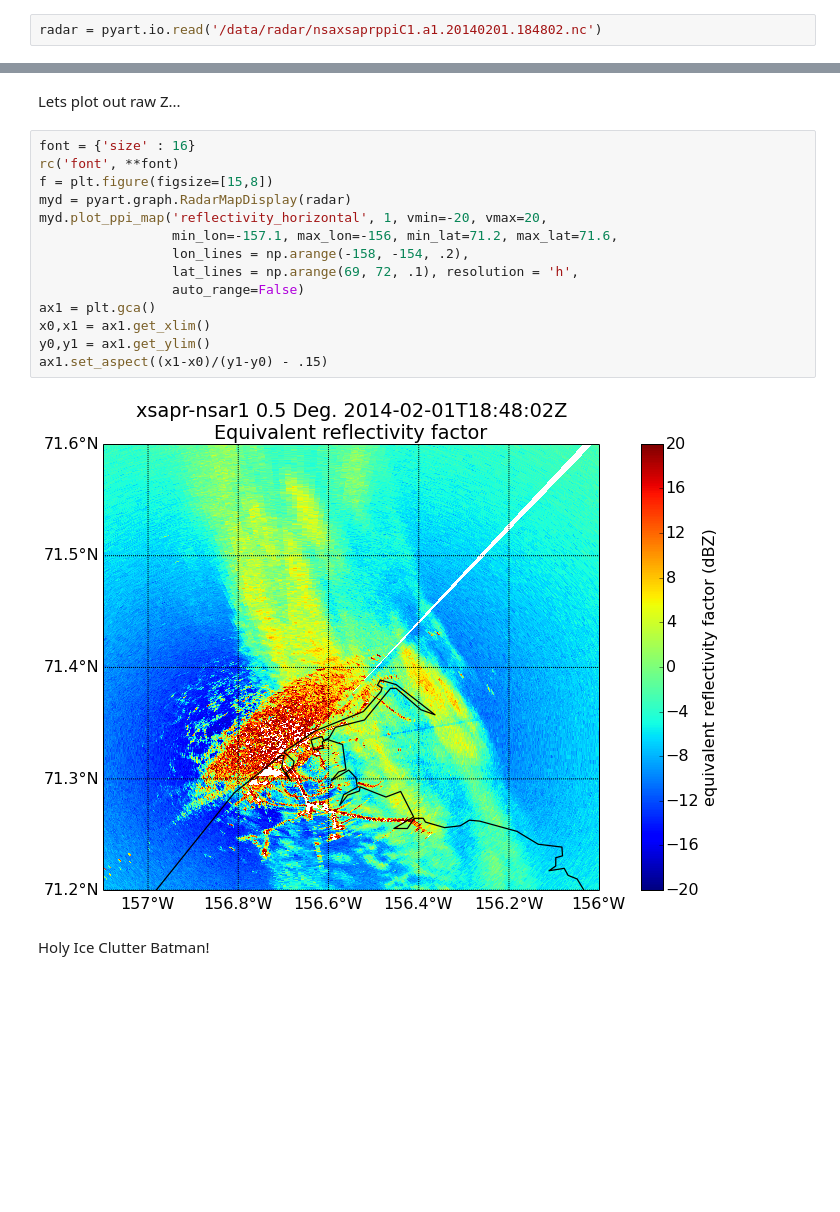
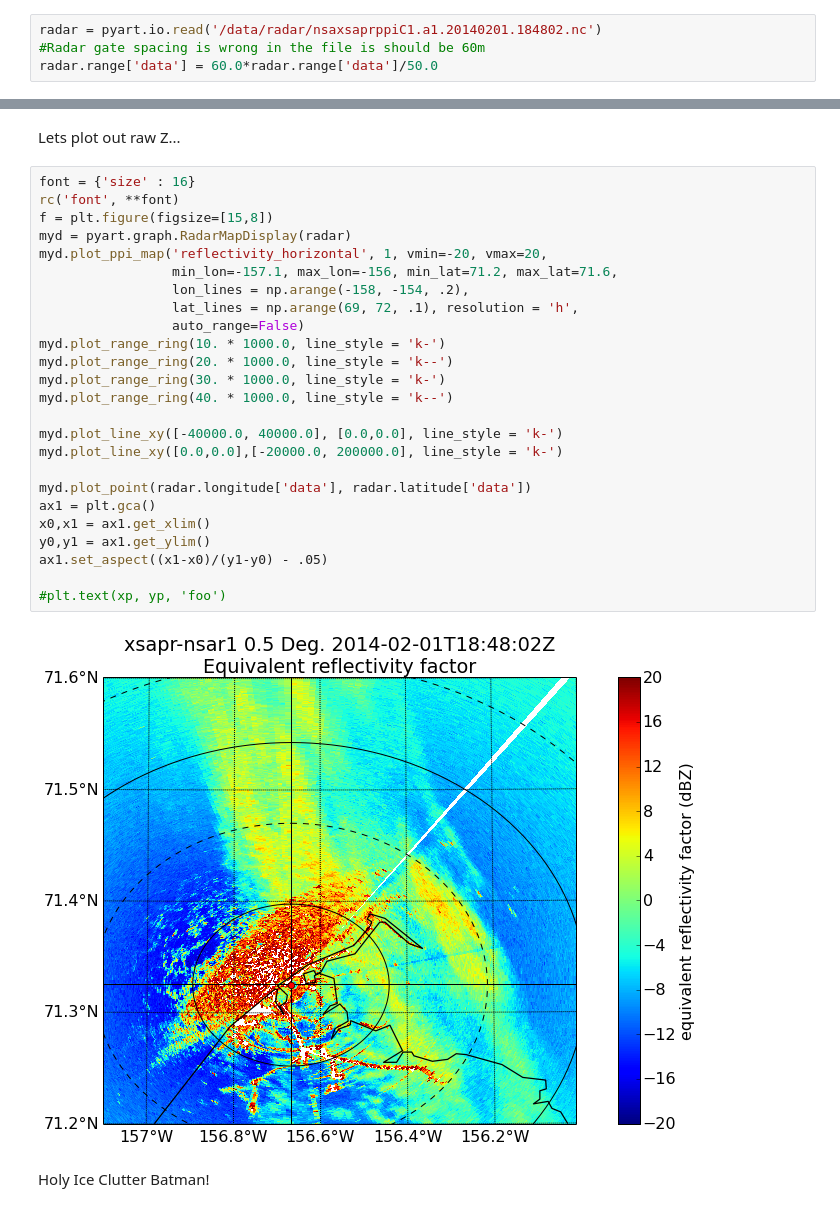
Before and after one commit to scollis/NSA, a Jupyter notebook: Mapping with pre-condition.ipynb, the cells around one changed output, grey strips where cells are left out. Drawn from its saved outputs; the diff is of its cells as text; blank space fills up the shorter version.

```diff
--- a/Mapping with pre-condition.ipynb
+++ b/Mapping with pre-condition.ipynb
@@ -20,6 +18,8 @@ from copy import deepcopy
 %matplotlib inline
 # %%
 radar = pyart.io.read('/data/radar/nsaxsaprppiC1.a1.20140201.184802.nc')
+#Radar gate spacing is wrong in the file is should be 60m
+radar.range['data'] = 60.0*radar.range['data']/50.0
 # %%
 print radar.fields.keys()
 print radar.fixed_angle['data']
@@ -77,19 +77,30 @@ Lets plot out raw Z...
 # %%
 font = {'size' : 16}
 rc('font', **font)
 f = plt.figure(figsize=[15,8])
 myd = pyart.graph.RadarMapDisplay(radar)
 myd.plot_ppi_map('reflectivity_horizontal', 1, vmin=-20, vmax=20,
                  min_lon=-157.1, max_lon=-156, min_lat=71.2, max_lat=71.6,
                  lon_lines = np.arange(-158, -154, .2),
                  lat_lines = np.arange(69, 72, .1), resolution = 'h',
                  auto_range=False)
+myd.plot_range_ring(10. * 1000.0, line_style = 'k-')
+myd.plot_range_ring(20. * 1000.0, line_style = 'k--')
+myd.plot_range_ring(30. * 1000.0, line_style = 'k-')
+myd.plot_range_ring(40. * 1000.0, line_style = 'k--')
+
+myd.plot_line_xy([-40000.0, 40000.0], [0.0,0.0], line_style = 'k-')
+myd.plot_line_xy([0.0,0.0],[-20000.0, 200000.0], line_style = 'k-')
+
+myd.plot_point(radar.longitude['data'], radar.latitude['data'])
 ax1 = plt.gca()
 x0,x1 = ax1.get_xlim()
 y0,y1 = ax1.get_ylim()
-ax1.set_aspect((x1-x0)/(y1-y0) - .15)
+ax1.set_aspect((x1-x0)/(y1-y0) - .05)
+
+#plt.text(xp, yp, 'foo')
 # %% [output]
-[figure, old version]
+[figure, new version]
 # %% [markdown]
 Holy Ice Clutter Batman!
 # %% [markdown]
```
Also changed, not shown: parts of 16 cells of this notebook.
